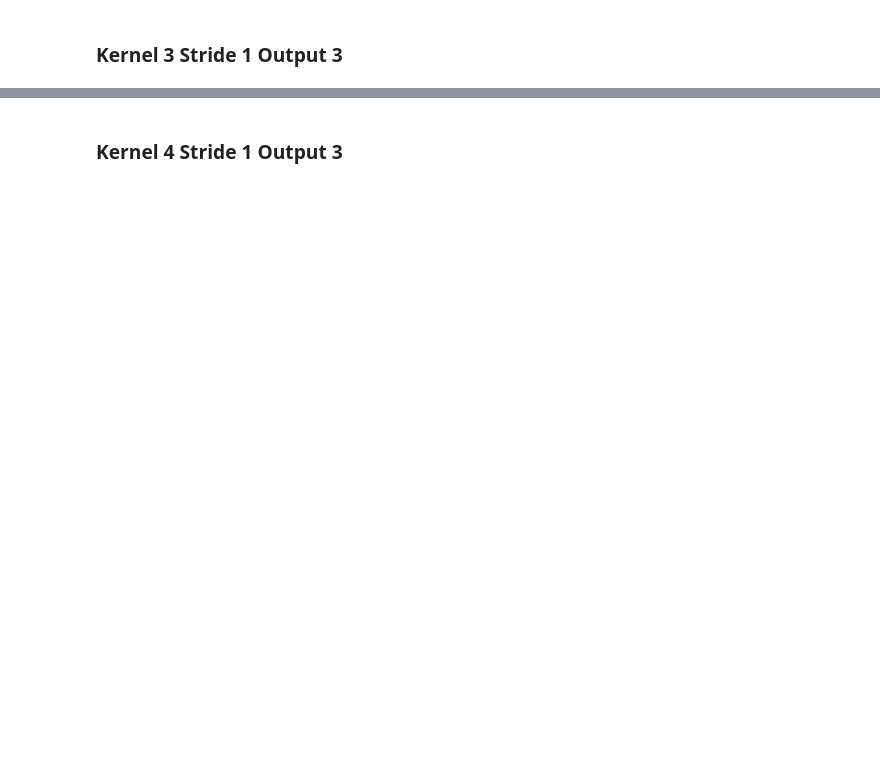
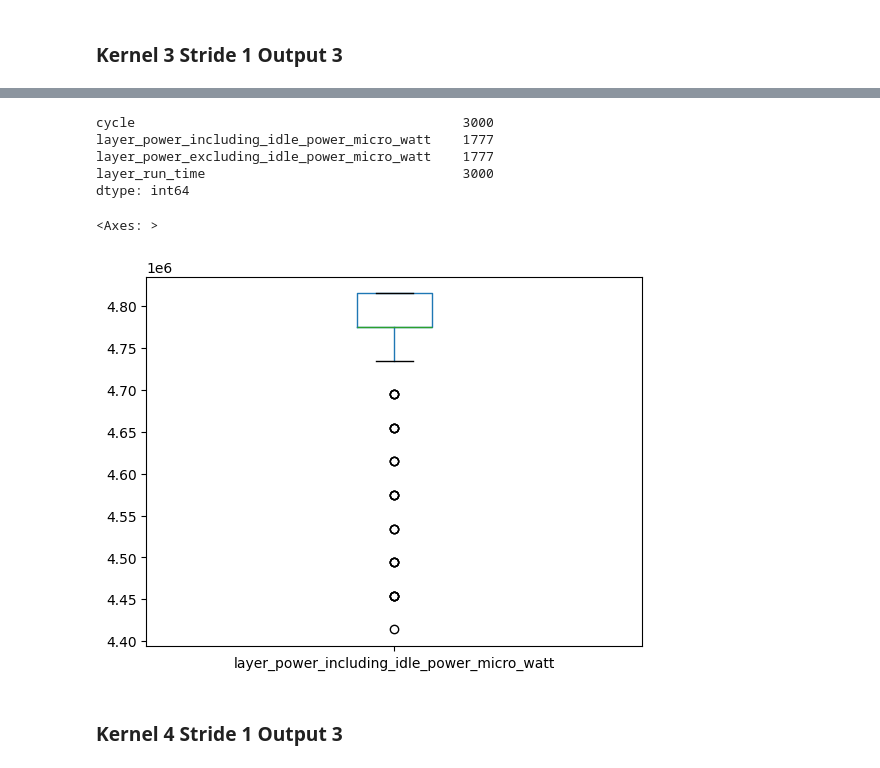
Before and after one commit to fuzzylabs/edge-vision-power-estimation, a Jupyter notebook: jetson/power_logging/notebooks/explore_single_conv_layer.ipynb, the cells around one changed output, grey strips where cells are left out. Drawn from its saved outputs; the diff is of its cells as text; code cells hidden in the pictures; blank space fills up the shorter version.

```diff
--- a/jetson/power_logging/notebooks/explore_single_conv_layer.ipynb
+++ b/jetson/power_logging/notebooks/explore_single_conv_layer.ipynb
@@ -111,3 +179,3 @@ plt.legend()
 # %%
 metrics = compute_layer_metrics_by_cycle(power_data, latency_data, avg_power)
-metrics_df_k1 = pd.DataFrame.from_dict(metrics)
+metrics_df_k3 = pd.DataFrame.from_dict(metrics)
@@ -116,7 +196,16 @@ metrics_df_k1.describe()
 # %%
-metrics_df_k1.count()
+metrics_df_k3.count()
+# %% [output]
+cycle                                          3000
+layer_power_including_idle_power_micro_watt    1777
+layer_power_excluding_idle_power_micro_watt    1777
+layer_run_time                                 3000
+dtype: int64
 # %%
-metrics_df_k1.boxplot(column='layer_power_including_idle_power_micro_watt', grid=False)
+metrics_df_k3.boxplot(column='layer_power_including_idle_power_micro_watt', grid=False)
+# %% [output]
+<Axes: >
+[figure, added]
 # %% [markdown]
 ### Kernel 4 Stride 1 Output 3
 # %%
```
Also changed, not shown: parts of 31 cells of this notebook, 1 other file.
